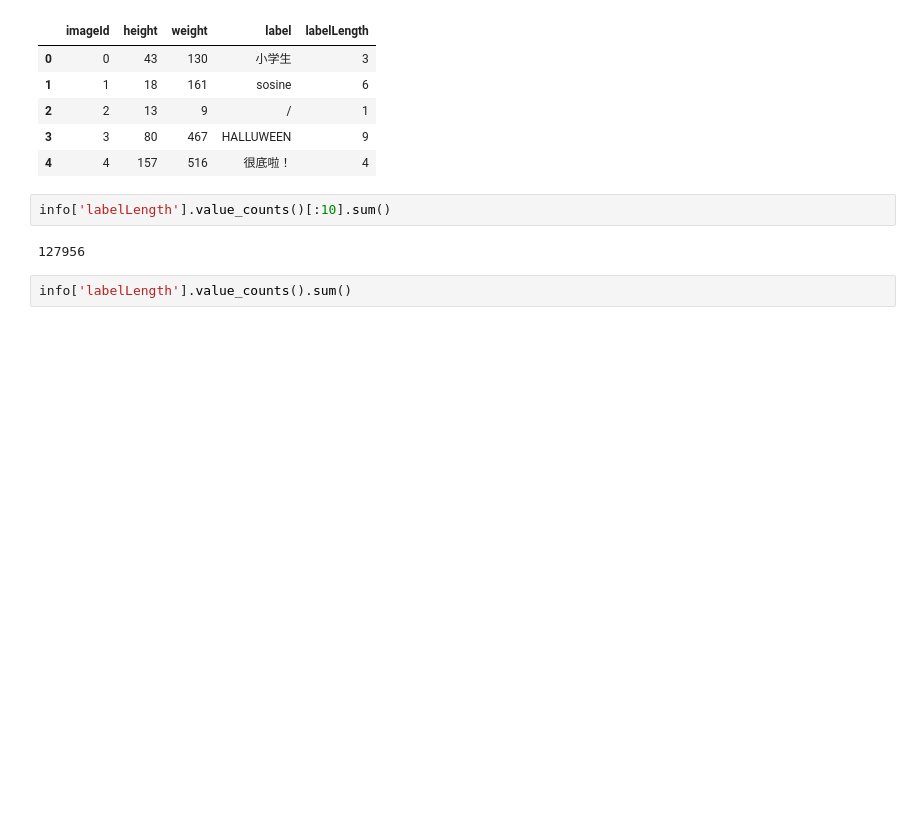
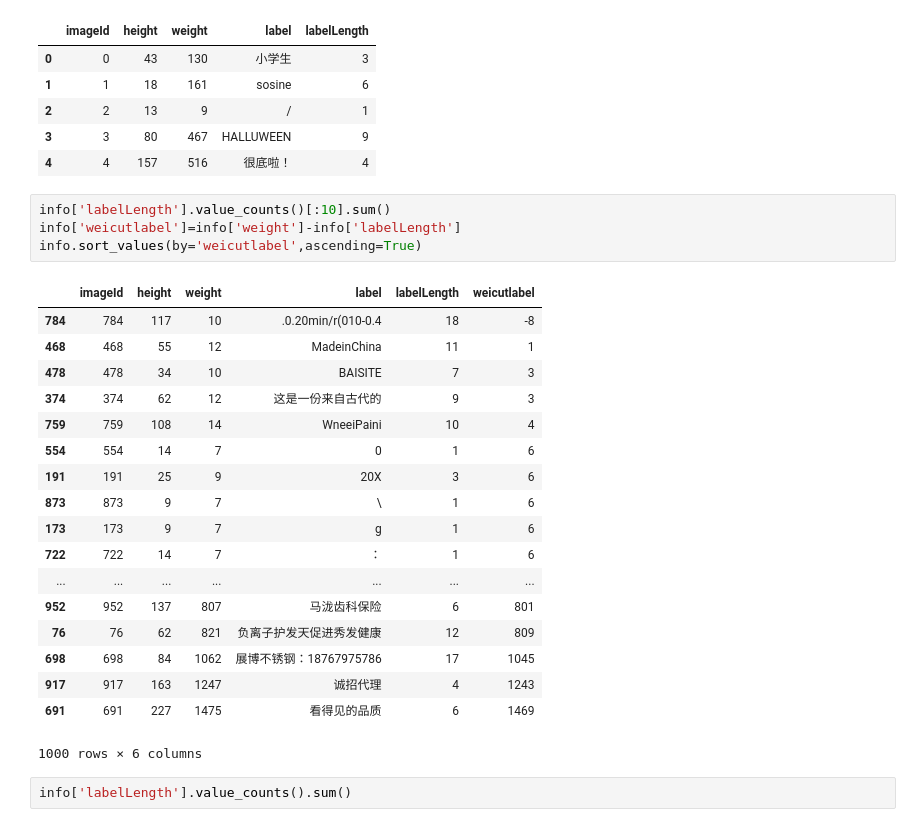
Before and after one commit to chendaojin/textReg, a Jupyter notebook: info.ipynb, the cells around one changed output. Drawn from its saved outputs; the diff is of its cells as text; blank space fills up the shorter version.

```diff
--- a/info.ipynb
+++ b/info.ipynb
@@ -33,8 +31,27 @@ info.head(5)
 | 4 | 4 | 157 | 516 | 很底啦！ | 4 |
 # %%
 info['labelLength'].value_counts()[:10].sum()
+info['weicutlabel']=info['weight']-info['labelLength']
+info.sort_values(by='weicutlabel',ascending=True)
 # %% [output]
+|  | imageId | height | weight | label | labelLength | weicutlabel |
+| 784 | 784 | 117 | 10 | .0.20min/r(010-0.4 | 18 | -8 |
+| 468 | 468 | 55 | 12 | MadeinChina | 11 | 1 |
+| 478 | 478 | 34 | 10 | BAISITE | 7 | 3 |
+| 374 | 374 | 62 | 12 | 这是一份来自古代的 | 9 | 3 |
+| 759 | 759 | 108 | 14 | WneeiPaini | 10 | 4 |
+| 554 | 554 | 14 | 7 | 0 | 1 | 6 |
+| 191 | 191 | 25 | 9 | 20X | 3 | 6 |
+| 873 | 873 | 9 | 7 | \ | 1 | 6 |
+| 173 | 173 | 9 | 7 | g | 1 | 6 |
+| 722 | 722 | 14 | 7 | ： | 1 | 6 |
+| ... | ... | ... | ... | ... | ... | ... |
+| 952 | 952 | 137 | 807 | 马泷齿科保险 | 6 | 801 |
+| 76 | 76 | 62 | 821 | 负离子护发天促进秀发健康 | 12 | 809 |
+| 698 | 698 | 84 | 1062 | 展博不锈钢：18767975786 | 17 | 1045 |
+| 917 | 917 | 163 | 1247 | 诚招代理 | 4 | 1243 |
+| 691 | 691 | 227 | 1475 | 看得见的品质 | 6 | 1469 |
-127956
+1000 rows × 6 columns
 # %%
 info['labelLength'].value_counts().sum()
 # %% [output]
```
Also changed, not shown: parts of 9 cells of this notebook, 1 other file.
